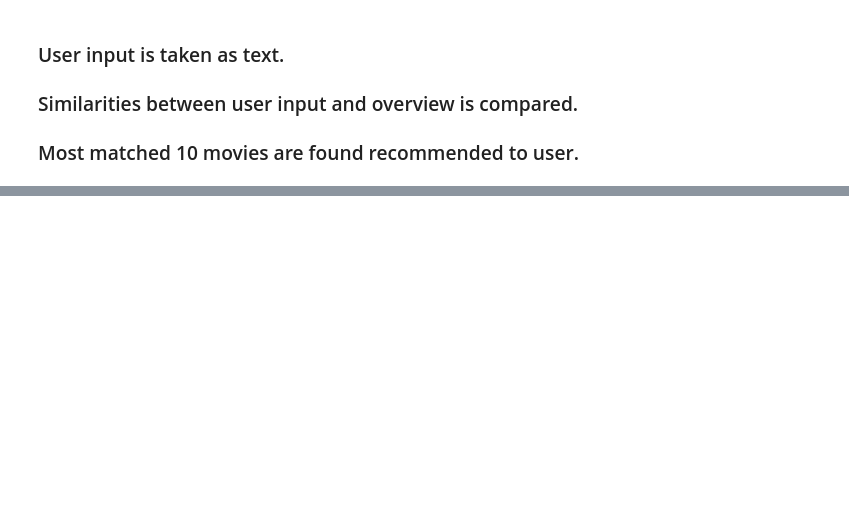
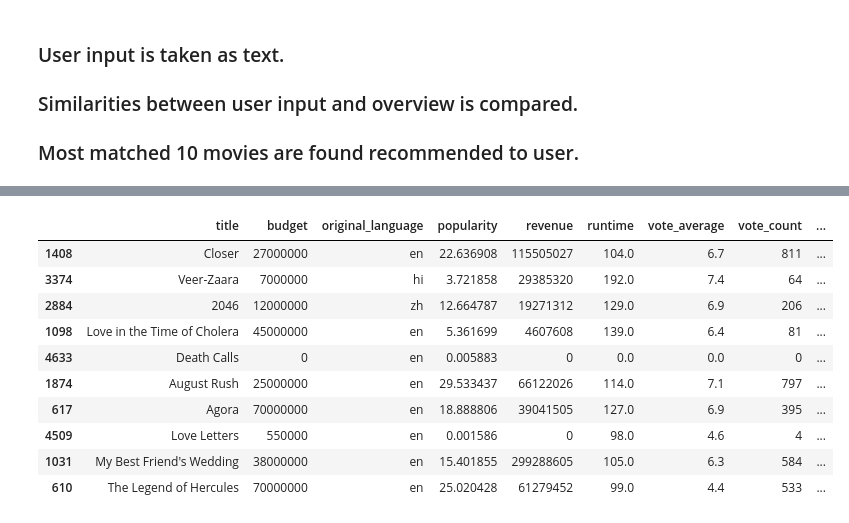
Before and after one commit to doruktopcu/MoviesRecommenderSystemProject, a Jupyter notebook: movie-recommender.ipynb, the cells around one changed output, grey strips where cells are left out. Saved outputs shown, nothing was run; the diff lists cells and outputs as text; code cells hidden in the pictures; blank space fills up the shorter version.

```diff
--- a/movie-recommender.ipynb
+++ b/movie-recommender.ipynb
@@ -234,0 +391,14 @@ movies_clean.head(2)
+# %%
+user_input_recommender(movies_clean, user_input="Love hate and action").head(10)
+# %% [output]
+|  | title | budget | original_language | popularity | revenue | runtime | vote_average | vote_count | ... |
+| 1408 | Closer | 27000000 | en | 22.636908 | 115505027 | 104.0 | 6.7 | 811 | ... |
+| 3374 | Veer-Zaara | 7000000 | hi | 3.721858 | 29385320 | 192.0 | 7.4 | 64 | ... |
+| 2884 | 2046 | 12000000 | zh | 12.664787 | 19271312 | 129.0 | 6.9 | 206 | ... |
+| 1098 | Love in the Time of Cholera | 45000000 | en | 5.361699 | 4607608 | 139.0 | 6.4 | 81 | ... |
+| 4633 | Death Calls | 0 | en | 0.005883 | 0 | 0.0 | 0.0 | 0 | ... |
+| 1874 | August Rush | 25000000 | en | 29.533437 | 66122026 | 114.0 | 7.1 | 797 | ... |
+| 617 | Agora | 70000000 | en | 18.888806 | 39041505 | 127.0 | 6.9 | 395 | ... |
+| 4509 | Love Letters | 550000 | en | 0.001586 | 0 | 98.0 | 4.6 | 4 | ... |
+| 1031 | My Best Friend's Wedding | 38000000 | en | 15.401855 | 299288605 | 105.0 | 6.3 | 584 | ... |
+| 610 | The Legend of Hercules | 70000000 | en | 25.020428 | 61279452 | 99.0 | 4.4 | 533 | ... |
```
Also changed, not shown: parts of 15 cells of this notebook.
